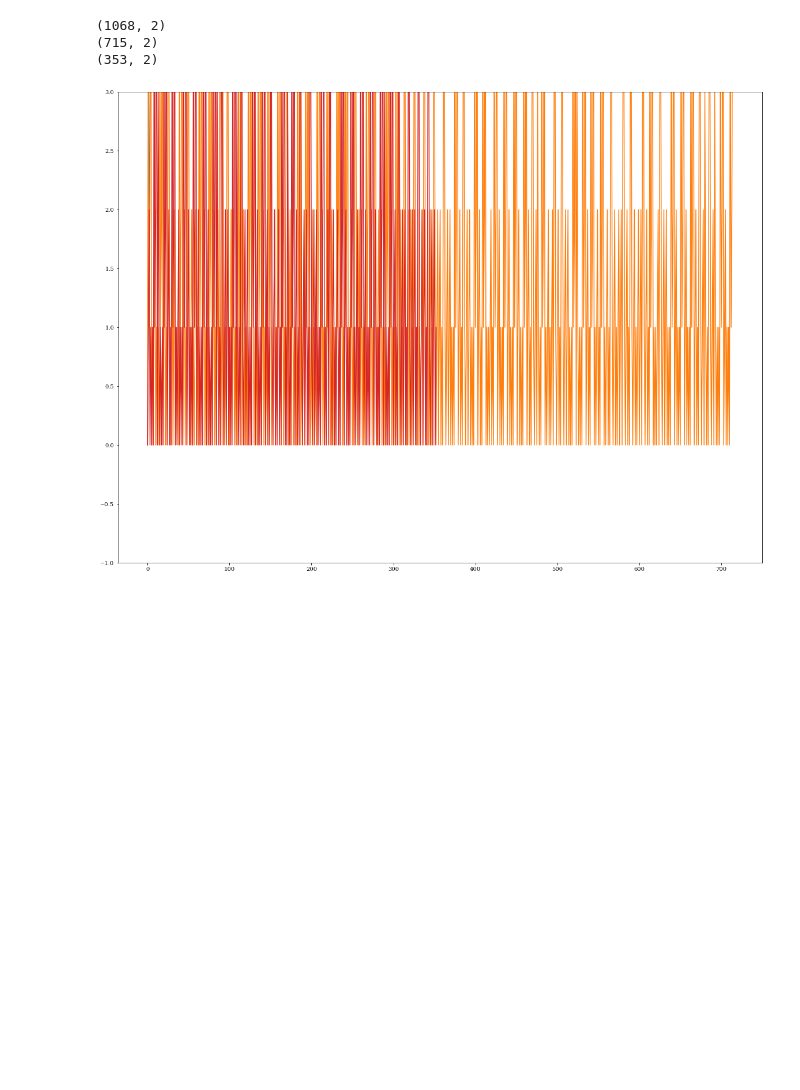
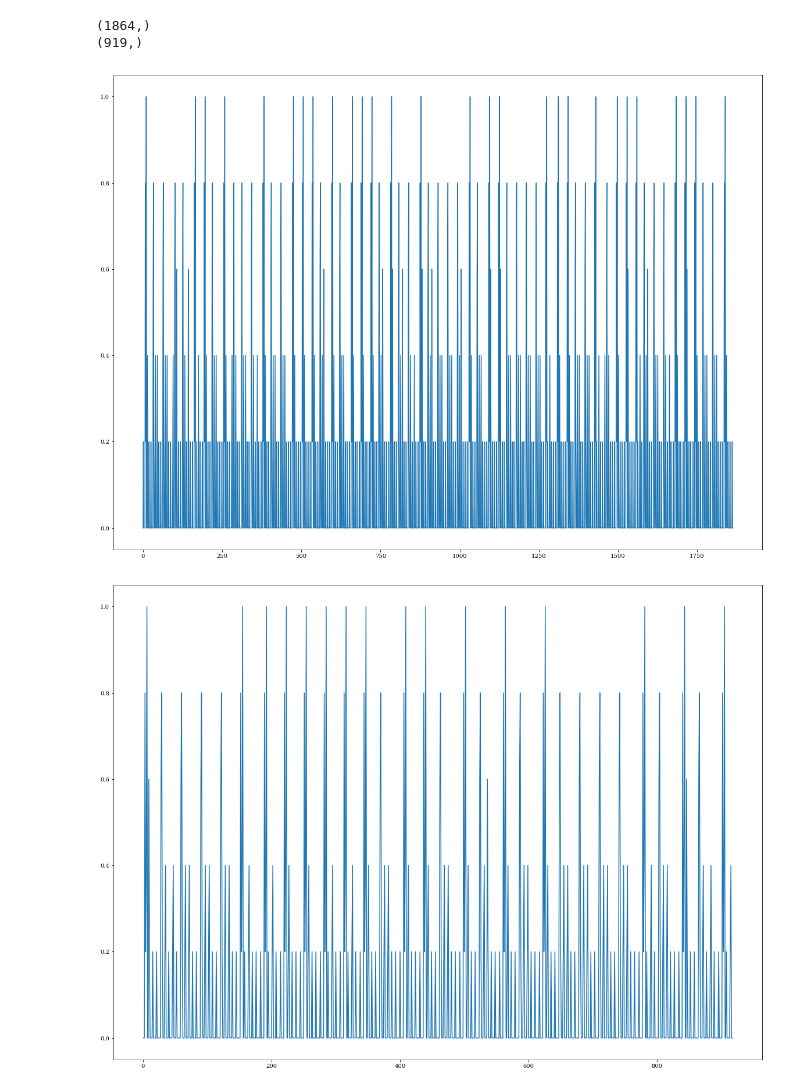
Before and after one commit to SINTEF-9012/thingml-diversifier, a Jupyter notebook: src/main/python/tensorflow.ipynb, the cells around one changed output. Drawn from its saved outputs; the diff is of its cells as text; code cells hidden in the pictures; blank space fills up the shorter version.

```diff
--- a/src/main/python/tensorflow.ipynb
+++ b/src/main/python/tensorflow.ipynb
@@ -41,15 +57,15 @@ def logToPositions(filename, name):
 # %%
-def loadAllPositions(base, N, name):
+def loadAllPositions(base, N):
     for i in range(1,N+1):
-        positions = logToPositions(base+str(i)+'.log', name)
+        positions = logToPositions(base+str(i)+'.log')
         yield positions
 # %%
 base_dir = '../../../target/thingml-bytes-logs/nodejs/'
 N = 25
 
-base_positionsClient = list(loadAllPositions(base_dir+'base/nodejs',N,'Client'))
-static_positionsClient = list(loadAllPositions(base_dir+'static/nodejs',N,'Client'))
-runtime_positionsClient = list(loadAllPositions(base_dir+'dynamic/nodejs',N,'Client'))
+base_positionsClient = list(loadAllPositions(base_dir+'base/nodejs',N))
+static_positionsClient = list(loadAllPositions(base_dir+'static/nodejs',N))
+runtime_positionsClient = list(loadAllPositions(base_dir+'dynamic/nodejs',N))
 
 base_data = np.array(list(base_positionsClient[0]))
 static_data = np.array(list(static_positionsClient[0]))
@@ -70,38 +85,40 @@ ERROR! Did not find Christmas!
 # %%
 seq = 0
 dataset = np.array(runtime_data)
-indexes = np.arange(len(dataset))
-indexed = np.vstack((indexes, dataset)).T
-print(indexed.shape)
+# indexes = np.arange(len(dataset))
+# indexed = np.vstack((indexes, dataset)).T
+# print(indexed.shape)
 
 train_ratio = 0.67
 train_size = int(len(dataset) * train_ratio)
 test_size = len(dataset) - train_size
 
-train, test = indexed[0:train_size], indexed[train_size:len(indexed)]
+train, test = dataset[0:train_size], dataset[train_size:len(dataset)]
 train = np.array(train)
 test = np.array(test)
 print(train.shape)
 print(test.shape)
 
-
-# Normalize data
-# mean = np.mean(train[: ,1])
-# std = np.std(train[: ,1])
-# train[: ,1] = (train[: ,1] - mean) / std
-# test[: ,1] = (test[: ,1] - mean) / std
+#Scale data to fit into y=[0,1]
+train = MinMaxScaler().fit_transform(train.reshape(-1, 1))
+test = MinMaxScaler().fit_transform(test.reshape(-1, 1))
 
 plt.figure(2, figsize=(20,15))
 plt.plot(train)
+#plt.xlim((0,250))
+#plt.ylim((-1,3))
+plt.show()
+
+plt.figure(3, figsize=(20,15))
 plt.plot(test)
 #plt.xlim((0,250))
-plt.ylim((-1,3))
+#plt.ylim((-1,3))
 plt.show()
 # %% [output]
-(1068, 2)
-(715, 2)
-(353, 2)
+(1864,)
+(919,)
-[figure, old version]
+[figure, new version]
+[figure, added]
 # %%
 """
 See https://machinelearningmastery.com/convert-time-series-supervised-learning-problem-python/
```
Also changed, not shown: parts of 7 cells of this notebook.
